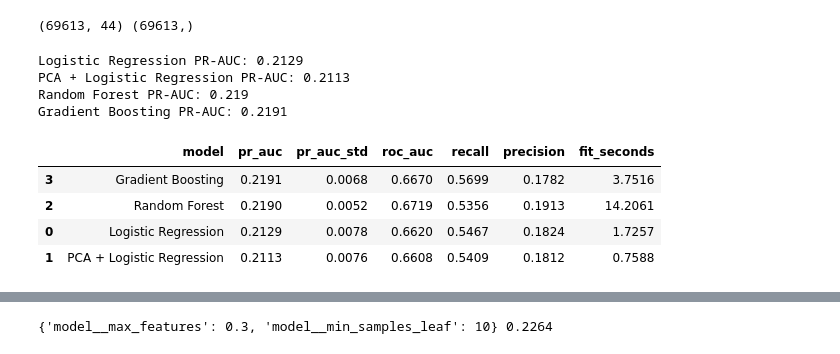
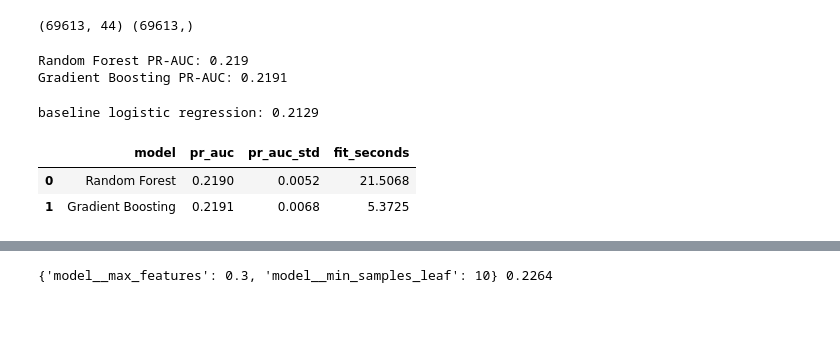
Before and after one commit to rahulsaikarlapudi/diabetes-readmission-prediction, a Jupyter notebook: notebooks/06_model_selection.ipynb, the cells around one changed output, grey strips where cells are left out. Saved outputs shown, nothing was run; the diff lists cells and outputs as text; code cells hidden in the pictures; blank space fills up the shorter version.

Commit message:
Trim notebooks to required steps

```diff
--- a/notebooks/06_model_selection.ipynb
+++ b/notebooks/06_model_selection.ipynb
@@ -28,18 +25,8 @@ print(X_train.shape, y_train.shape)
 # %% [output]
 (69613, 44) (69613,)
 # %%
-#defining the candidate models
+#defining random forest and gradient boosting
 models = {
-    "Logistic Regression": Pipeline([
-        ("pre", build_preprocessor()),
-        ("model", LogisticRegression(class_weight="balanced", max_iter=1000)),
-    ]),
-    "PCA + Logistic Regression": Pipeline([
-        ("pre", build_preprocessor()),
-        ("scale", StandardScaler()),
-        ("pca", PCA(n_components=0.95, random_state=42)),
-        ("model", LogisticRegression(class_weight="balanced", max_iter=1000)),
-    ]),
     "Random Forest": Pipeline([
         ("pre", build_preprocessor()),
         ("model", RandomForestClassifier(n_estimators=300, min_samples_leaf=20, class_weight="balanced",
@@ -57,30 +43,22 @@ scoring = ["average_precision", "roc_auc", "recall", "precision"]
 # %%
-#cross validating every model
+#cross validating both models
 rows = []
-fold_pr = {}
 for name, model in models.items():
-    s = cross_validate(model, X_train, y_train, groups=groups_train, cv=cv, scoring=scoring, n_jobs=-1)
-    fold_pr[name] = s["test_average_precision"]
-    rows.append({"model": name,
-                 "pr_auc": s["test_average_precision"].mean(),
-                 "pr_auc_std": s["test_average_precision"].std(ddof=1),
-                 "roc_auc": s["test_roc_auc"].mean(),
-                 "recall": s["test_recall"].mean(),
-                 "precision": s["test_precision"].mean(),
+    s = cross_validate(model, X_train, y_train, groups=groups_train, cv=cv, scoring="average_precision", n_jobs=-1)
+    rows.append({"model": name, "pr_auc": s["test_score"].mean(), "pr_auc_std": s["test_score"].std(ddof=1),
                  "fit_seconds": s["fit_time"].mean()})
-    print(name, "PR-AUC:", round(s["test_average_precision"].mean(), 4))
+    print(name, "PR-AUC:", round(s["test_score"].mean(), 4))
 # %% [output]
-Logistic Regression PR-AUC: 0.2129
-PCA + Logistic Regression PR-AUC: 0.2113
 Random Forest PR-AUC: 0.219
 Gradient Boosting PR-AUC: 0.2191
 # %%
-#comparing the models
-comparison = pd.DataFrame(rows).sort_values("pr_auc", ascending=False).round(4)
+#comparing with the baseline from notebook 04
+baseline = json.load(open("../reports/baseline_results.json"))
+comparison = pd.DataFrame(rows).round(4)
+print("baseline logistic regression:", baseline["cv_pr_auc"])
 comparison
 # %% [output]
+baseline logistic regression: 0.2129
-|  | model | pr_auc | pr_auc_std | roc_auc | recall | precision | fit_seconds |
-| 3 | Gradient Boosting | 0.2191 | 0.0068 | 0.6670 | 0.5699 | 0.1782 | 3.7516 |
-| 2 | Random Forest | 0.2190 | 0.0052 | 0.6719 | 0.5356 | 0.1913 | 14.2061 |
-| 0 | Logistic Regression | 0.2129 | 0.0078 | 0.6620 | 0.5467 | 0.1824 | 1.7257 |
-| 1 | PCA + Logistic Regression | 0.2113 | 0.0076 | 0.6608 | 0.5409 | 0.1812 | 0.7588 |
+|  | model | pr_auc | pr_auc_std | fit_seconds |
+| 0 | Random Forest | 0.2190 | 0.0052 | 21.5068 |
+| 1 | Gradient Boosting | 0.2191 | 0.0068 | 5.3725 |
```
Also changed, not shown: parts of 10 cells of this notebook, 11 other files.
